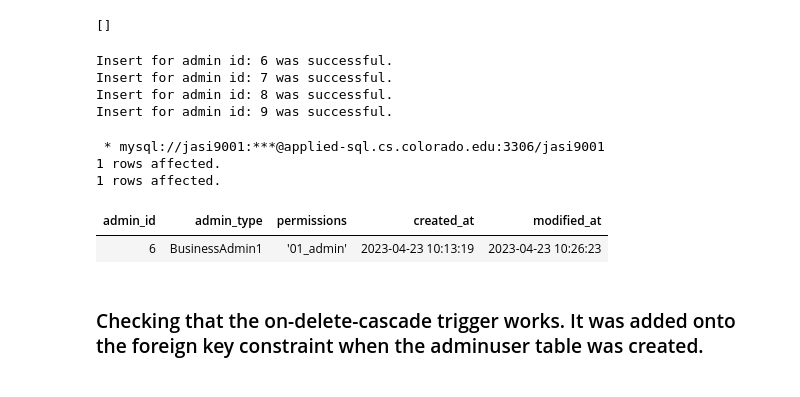
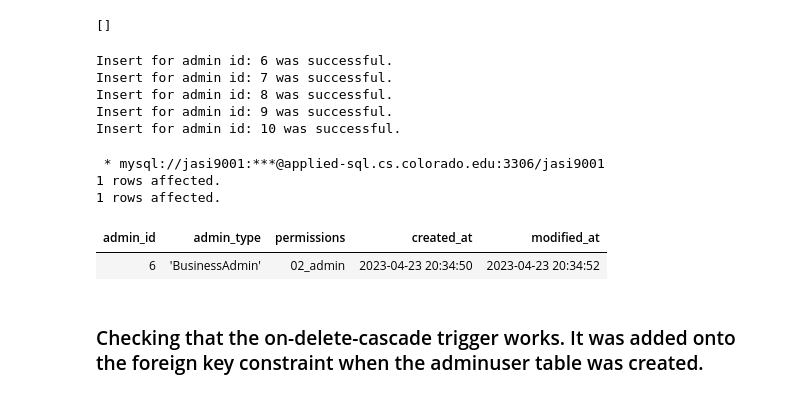
Before and after one commit to Micah614/P2P_Retail_Database, a Jupyter notebook: P2P_DB.ipynb, the cells around one changed output. Cells and saved outputs as stored; diff of their text form; code cells hidden in the pictures.

Commit message:
user-admin management section is almost complete. Formatting query tests to test table relationships next.

```diff
--- a/P2P_DB.ipynb
+++ b/P2P_DB.ipynb
@@ -201,28 +203,28 @@ for admin in admin_data:
         print("Insert for admin id:", admin[0], "was successful.")
     except:
         print("Insert for admin id:", admin[0], "has FAILED.")
-    count+=1
 # %% [output]
 Insert for admin id: 6 was successful.
 Insert for admin id: 7 was successful.
 Insert for admin id: 8 was successful.
 Insert for admin id: 9 was successful.
+Insert for admin id: 10 was successful.
 # %%
 %%sql
 # Once again, we check that the 'created_at' and 'modified_at' triggers are working.
 UPDATE adminuser
 SET
-    admin_type = 'BusinessAdmin1'  # CHANGE THIS VALUE TO SEE THE EFFECT OF THE UPDATE TRIGGER.
+    permissions = '02_admin'  # Update Rene Pratt's admin priveledges and check the modified_at timestamp trigger.
 WHERE
     admin_id = 6;
 
 SELECT * FROM adminuser WHERE admin_id = '6';
 # %% [output]
  * mysql://jasi9001:***@applied-sql.cs.colorado.edu:3306/jasi9001
 1 rows affected.
 1 rows affected.
 | admin_id | admin_type | permissions | created_at | modified_at |
-| 6 | BusinessAdmin1 | '01_admin' | 2023-04-23 10:13:19 | 2023-04-23 10:26:23 |
+| 6 | 'BusinessAdmin' | 02_admin | 2023-04-23 20:34:50 | 2023-04-23 20:34:52 |
 # %% [markdown]
 ### Checking that the on-delete-cascade trigger works. It was added onto the foreign key constraint when the adminuser table was created.
 # %%
```
Also changed, not shown: parts of 30 cells of this notebook.
